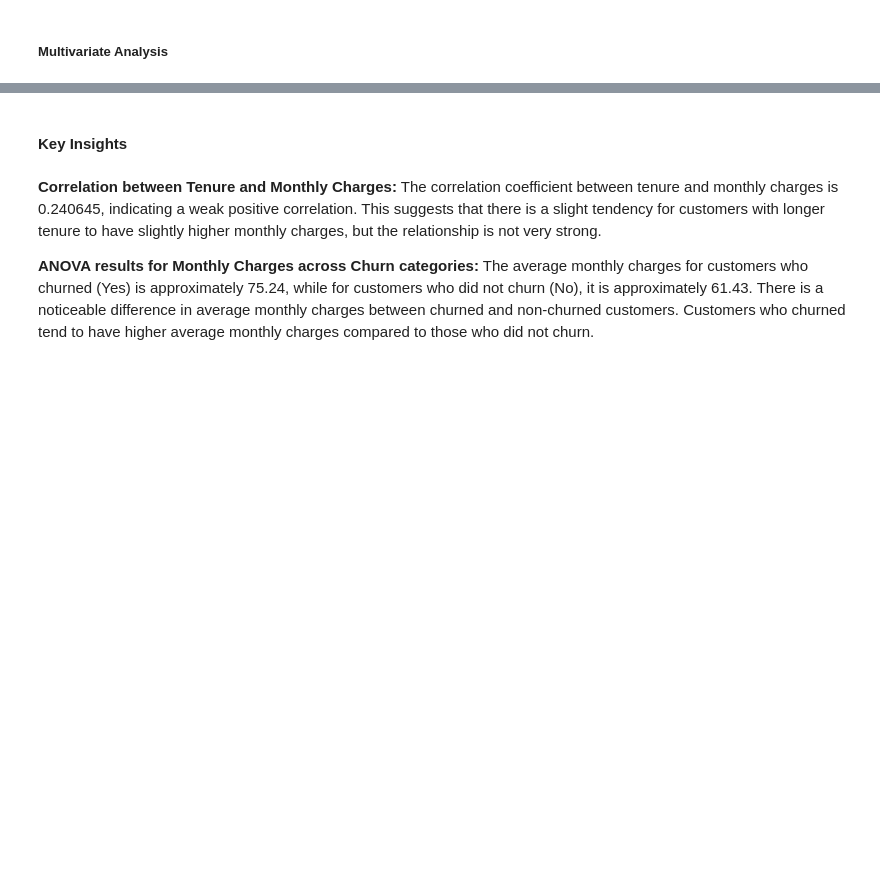
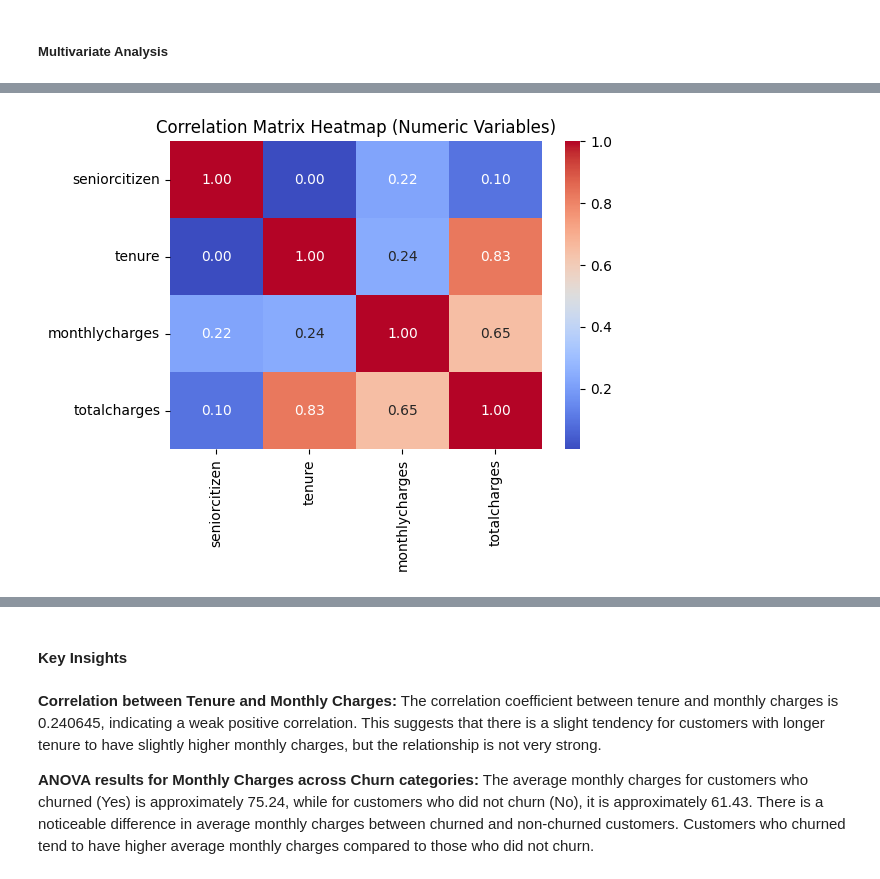
Before and after one commit to heldana30/Customer_Churn_Prediction, a Jupyter notebook: customer_churn_prediction.ipynb, the cells around one changed output, grey strips where cells are left out. Drawn from its saved outputs; the diff is of its cells as text; code cells hidden in the pictures; blank space fills up the shorter version.

```diff
--- a/customer_churn_prediction.ipynb
+++ b/customer_churn_prediction.ipynb
@@ -681 +677,15 @@ Yes    75.236761
 Name: monthlycharges, dtype: float64
+# %%
+# Separate numeric and categorical columns
+numeric_columns = train_df.select_dtypes(include=['number']).columns
+categorical_columns = train_df.select_dtypes(include=['object', 'category']).columns
+
+# Correlation Matrix and Heatmap for Numeric Variables
+numeric_df = train_df[numeric_columns]
+numeric_correlation_matrix = numeric_df.corr()
+plt.figure(figsize=(6, 4))
+sns.heatmap(numeric_correlation_matrix, annot=True, cmap='coolwarm', fmt=".2f")
+plt.title('Correlation Matrix Heatmap (Numeric Variables)')
+plt.show()
+# %% [output]
+[figure, added]
```
Also changed, not shown: parts of 28 cells of this notebook.
